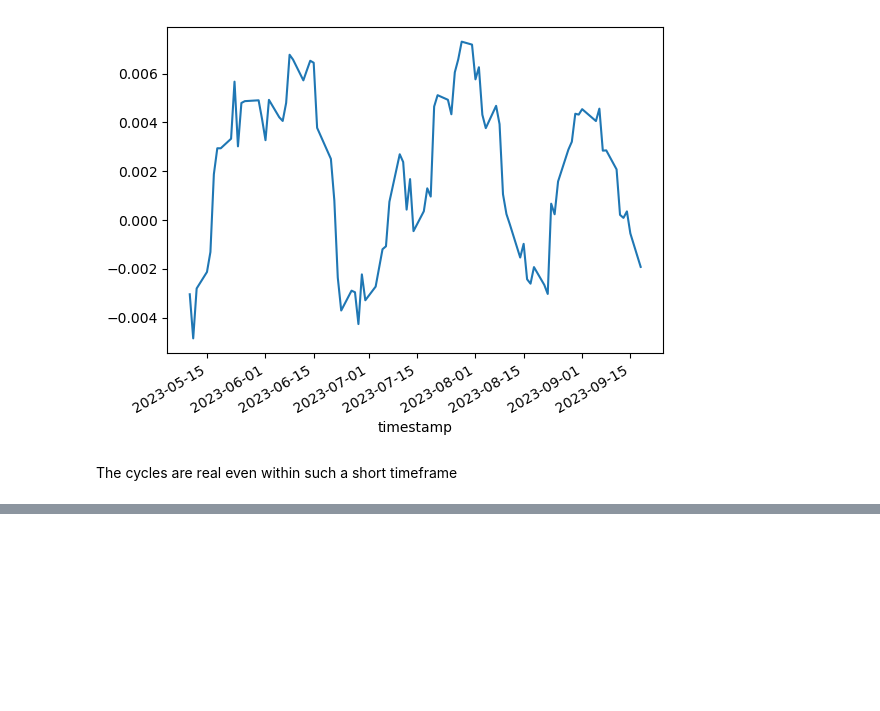
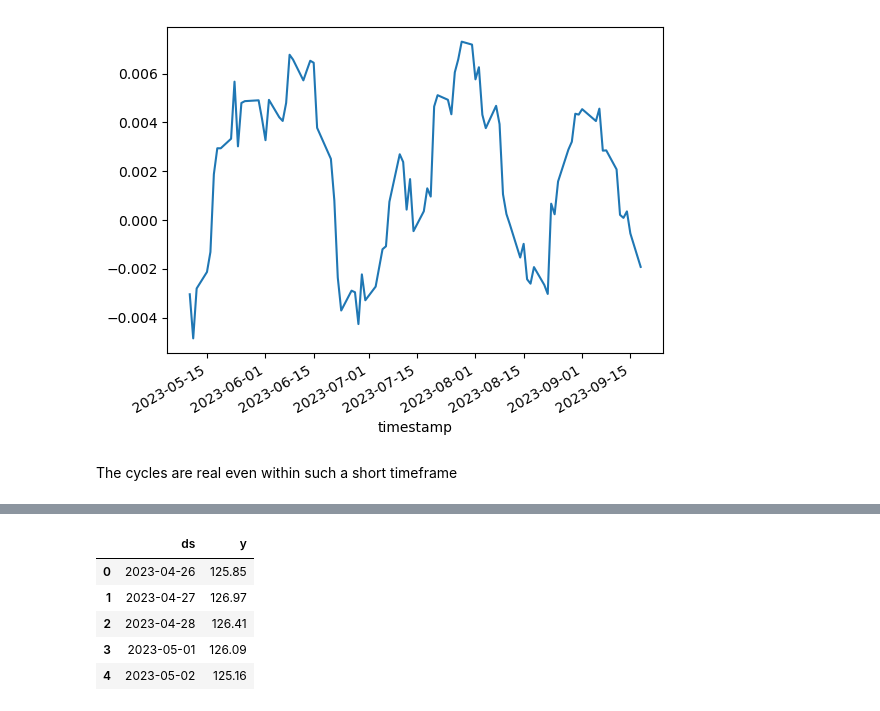
Before and after one commit to peekknuf/finance, a Jupyter notebook: IBM_analysis.ipynb, the cells around one changed output, grey strips where cells are left out. Cells and saved outputs as stored; diff of their text form; code cells hidden in the pictures; blank space fills up the shorter version.

```diff
--- a/IBM_analysis.ipynb
+++ b/IBM_analysis.ipynb
@@ -143,0 +161,11 @@ The cycles are real even within such a short timeframe
+# %%
+model = df[['timestamp', 'close']]
+model.columns = ['ds', 'y']
+model.head()
+# %% [output]
+|  | ds | y |
+| 0 | 2023-04-26 | 125.85 |
+| 1 | 2023-04-27 | 126.97 |
+| 2 | 2023-04-28 | 126.41 |
+| 3 | 2023-05-01 | 126.09 |
+| 4 | 2023-05-02 | 125.16 |
```
Also changed, not shown: parts of 5 cells of this notebook.
